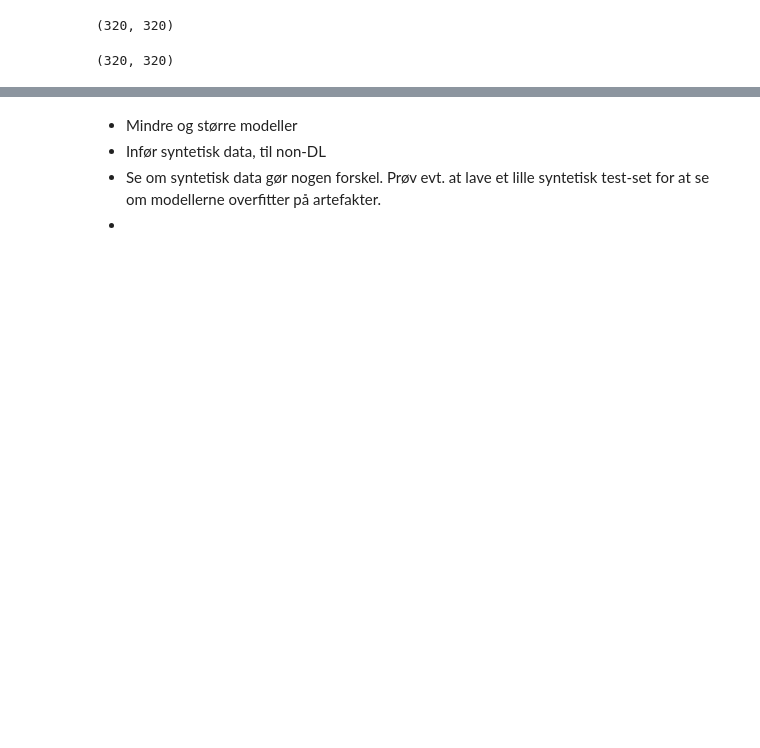
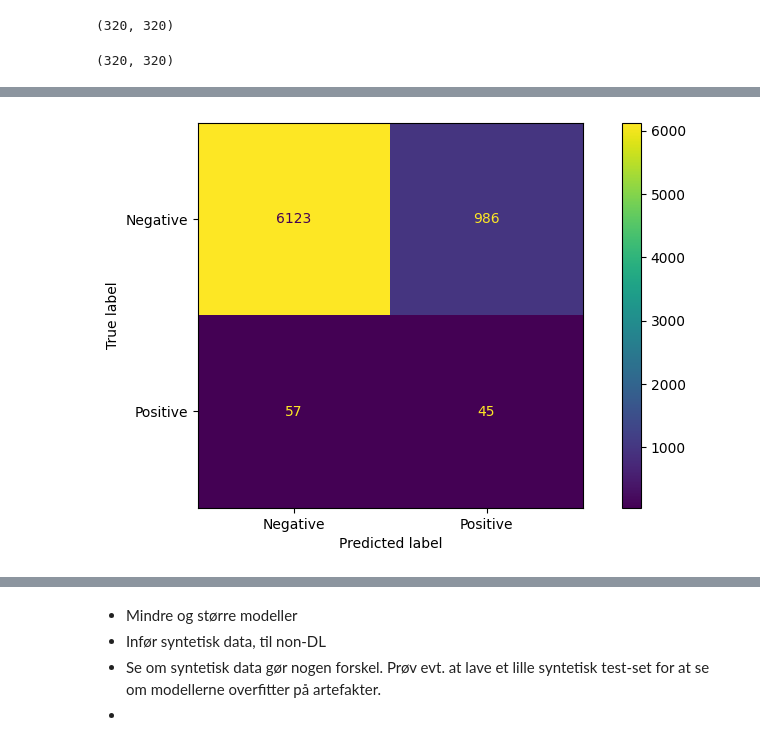
Before and after one commit to MadsAndersens/BachelorProject, a Jupyter notebook: Notebooks/Training.ipynb, the cells around one changed output, grey strips where cells are left out. Saved outputs shown, nothing was run; the diff lists cells and outputs as text; code cells hidden in the pictures; blank space fills up the shorter version.

```diff
--- a/Notebooks/Training.ipynb
+++ b/Notebooks/Training.ipynb
@@ -382,0 +428,4 @@ Test Error:
+# %%
+f = disp.plot()
+# %% [output]
+[figure, added]
```
Also changed, not shown: parts of 29 cells of this notebook, 8 other files.
